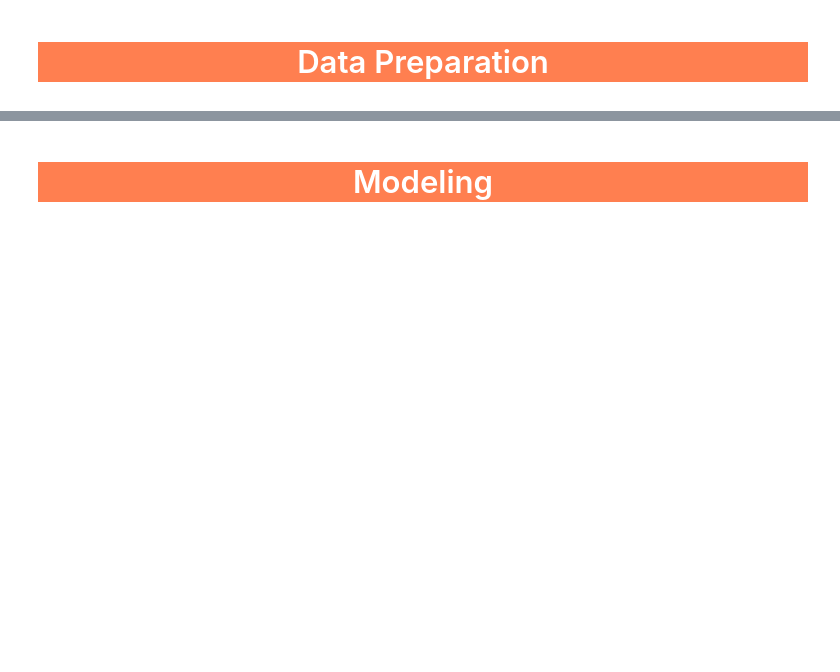
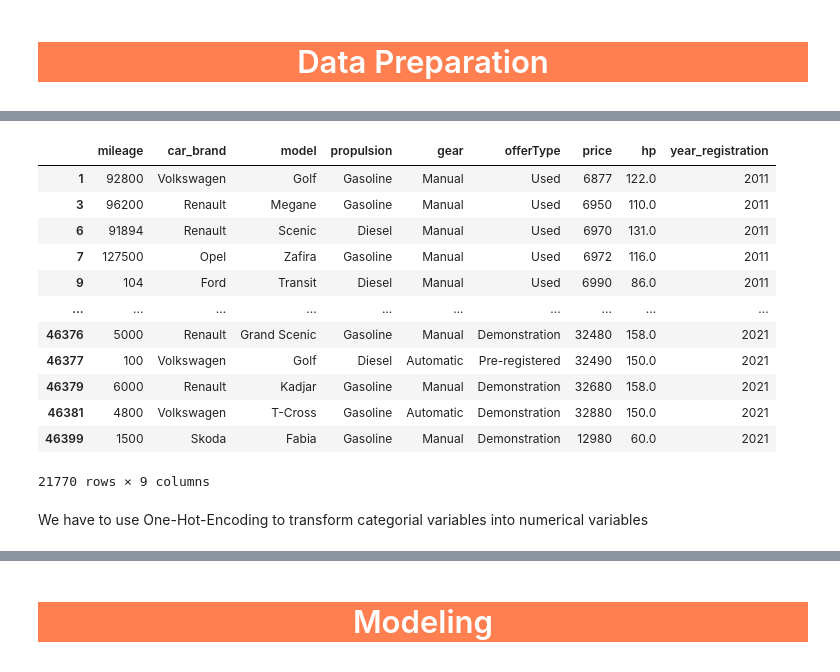
Before and after one commit to MaMut1991/AutoScout360, a Jupyter notebook: Project.ipynb, the cells around one changed output, grey strips where cells are left out. Drawn from its saved outputs; the diff is of its cells as text; code cells hidden in the pictures; blank space fills up the shorter version.

```diff
--- a/Project.ipynb
+++ b/Project.ipynb
@@ -185 +223,5 @@ data[data['hp']<70]
+# %%
+# Drop Renault Megane with 1 hp
+index_to_drop = data[data['hp'] == 1].index
+data.drop(index_to_drop,inplace = True)
 # %%
@@ -190,0 +252,19 @@ data[data['hp']<70]
+# %%
+X_brands = data[(data['car_brand'] == 'Volkswagen') | (data['car_brand'] == 'Opel') | (data['car_brand'] == 'Ford') | (data['car_brand'] == 'Skoda') | (data['car_brand'] == 'Renault')]
+X_brands
+# %% [output]
+|  | mileage | car_brand | model | propulsion | gear | offerType | price | hp | year_registration |
+| 1 | 92800 | Volkswagen | Golf | Gasoline | Manual | Used | 6877 | 122.0 | 2011 |
+| 3 | 96200 | Renault | Megane | Gasoline | Manual | Used | 6950 | 110.0 | 2011 |
+| 6 | 91894 | Renault | Scenic | Diesel | Manual | Used | 6970 | 131.0 | 2011 |
+| 7 | 127500 | Opel | Zafira | Gasoline | Manual | Used | 6972 | 116.0 | 2011 |
+| 9 | 104 | Ford | Transit | Diesel | Manual | Used | 6990 | 86.0 | 2011 |
+| ... | ... | ... | ... | ... | ... | ... | ... | ... | ... |
+| 46376 | 5000 | Renault | Grand Scenic | Gasoline | Manual | Demonstration | 32480 | 158.0 | 2021 |
+| 46377 | 100 | Volkswagen | Golf | Diesel | Automatic | Pre-registered | 32490 | 150.0 | 2021 |
+| 46379 | 6000 | Renault | Kadjar | Gasoline | Manual | Demonstration | 32680 | 158.0 | 2021 |
+| 46381 | 4800 | Volkswagen | T-Cross | Gasoline | Automatic | Demonstration | 32880 | 150.0 | 2021 |
+| 46399 | 1500 | Skoda | Fabia | Gasoline | Manual | Demonstration | 12980 | 60.0 | 2021 |
+21770 rows × 9 columns
+# %% [markdown]
+We have to use One-Hot-Encoding to transform categorial variables into numerical variables
```
Also changed, not shown: parts of 44 cells of this notebook.
